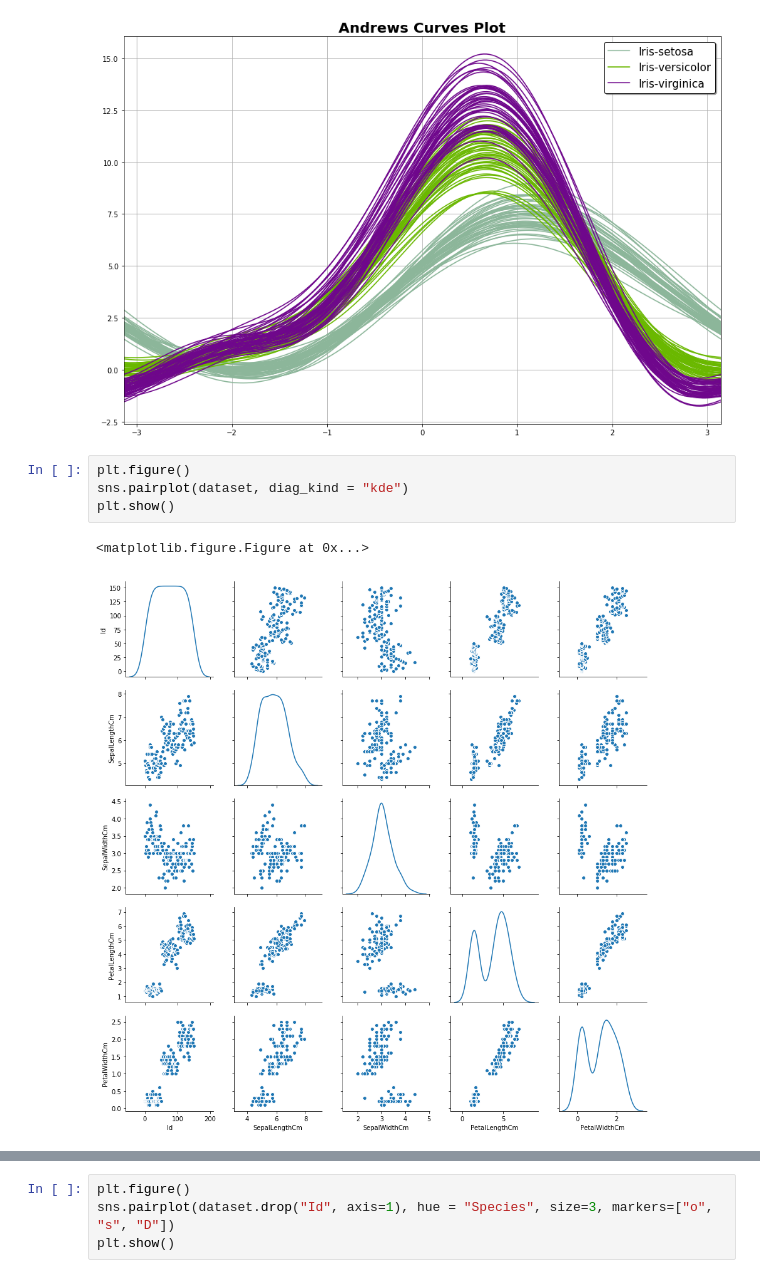
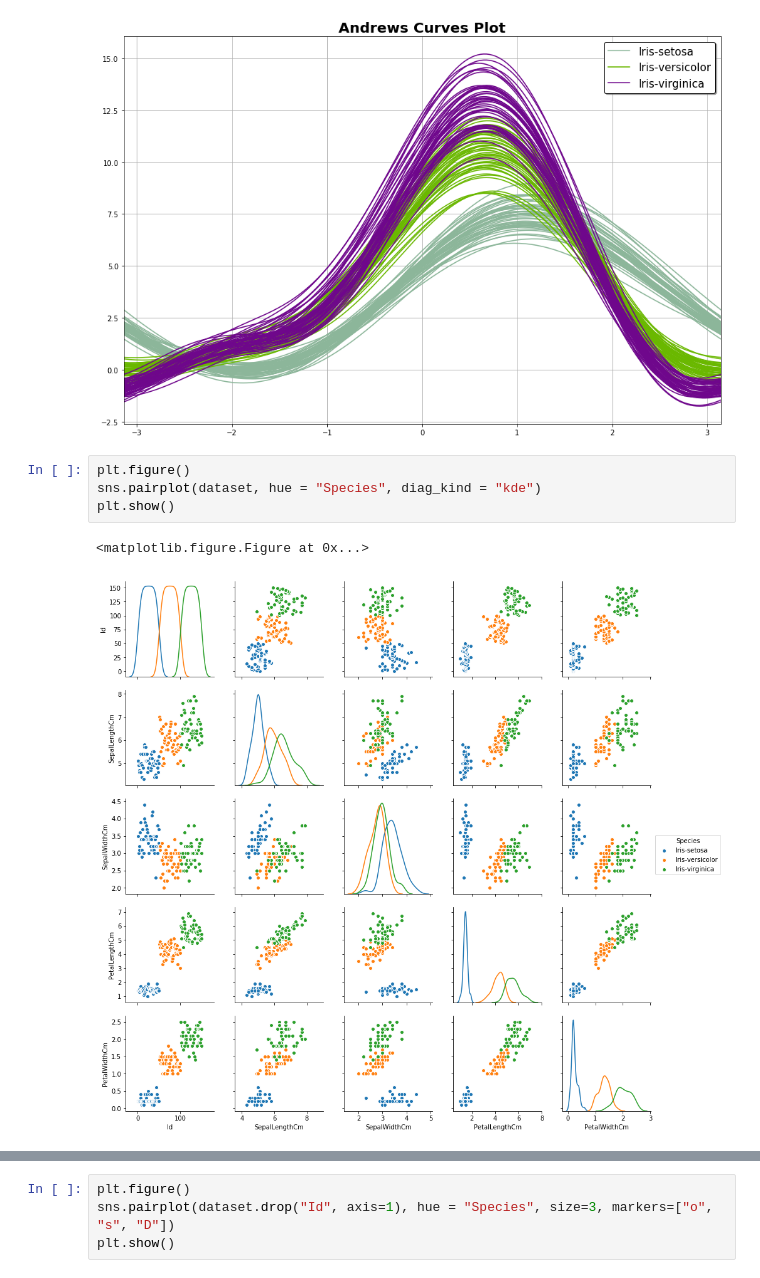
Before and after one commit to nitinprakash96/BTP, a Jupyter notebook: Week 2/IrisKNN.ipynb, the cells around one changed output, grey strips where cells are left out. Saved outputs shown, nothing was run; the diff lists cells and outputs as text.

Commit message:
enhance visualization

```diff
--- a/Week 2/IrisKNN.ipynb
+++ b/Week 2/IrisKNN.ipynb
@@ -119,10 +119,10 @@ plt.show()
 [figure]
 # %%
 plt.figure()
-sns.pairplot(dataset, diag_kind = "kde")
+sns.pairplot(dataset, hue = "Species", diag_kind = "kde")
 plt.show()
 # %% [output]
 <matplotlib.figure.Figure at 0x...>
-[figure, old version]
+[figure, new version]
 # %%
 plt.figure()
```
Also changed, not shown: parts of 3 cells of this notebook.
